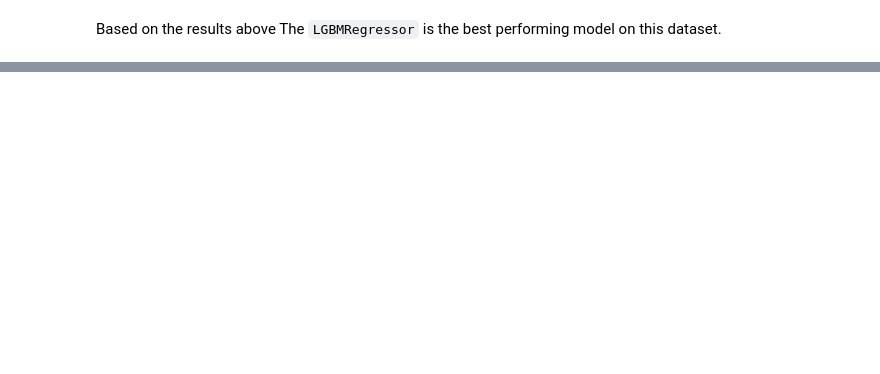
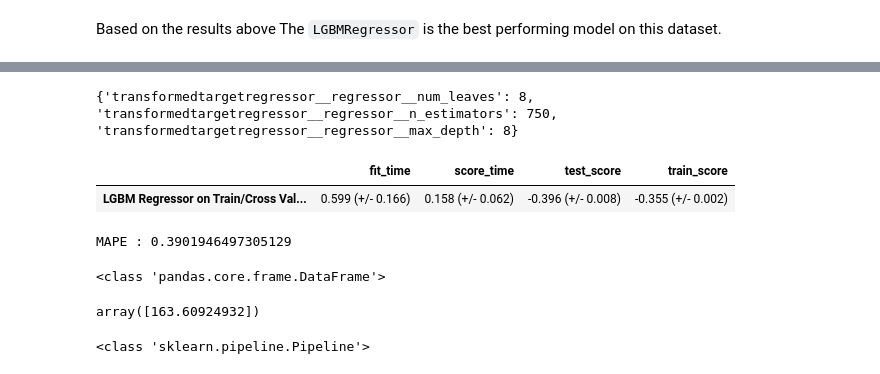
Before and after one commit to VivaanWadhwa/Airbnb-Price-Predictor, a Jupyter notebook: model.ipynb, the cells around one changed output, grey strips where cells are left out. Cells and saved outputs as stored; diff of their text form; code cells hidden in the pictures; blank space fills up the shorter version.

```diff
--- a/model.ipynb
+++ b/model.ipynb
@@ -378,0 +382,10 @@
+# %%
+#Making the model
+ttr_lgbm = TransformedTargetRegressor(
+    LGBMRegressor(random_state=123, verbose=-1), func=np.log1p, inverse_func=np.expm1
+)
+#making the pipeline
+pipe_lgbm = make_pipeline(
+    preprocessor, ttr_LGBM
+)
+print(ttr_lgbm)
@@ -378,0 +441,46 @@
+# %%
+best_vals_lgbm = search_lgbm.best_params_
+best_num_leaves_lgbm = best_vals_lgbm['transformedtargetregressor__regressor__num_leaves']
+best_n_estimators_lgbm = best_vals_lgbm['transformedtargetregressor__regressor__n_estimators']
+best_max_depth_lgbm = best_vals_lgbm['transformedtargetregressor__regressor__max_depth']
+print(best_vals_lgbm)
+# %% [output]
+{'transformedtargetregressor__regressor__num_leaves': 8, 'transformedtargetregressor__regressor__n_estimators': 750, 'transformedtargetregressor__regressor__max_depth': 8}
+# %%
+final_results = {}
+final_numerical_feats = ['minimum_nights', 'number_of_reviews', 'calculated_host_listings_count', 'availability_365']
+final_categorical_feats = ['neighbourhood_group', 'room_type', "neighbourhood"]
+final_drop_feats = ["id", "host_name","latitude", "longitude", "reviews_per_month", "number_of_reviews_ltm", "license"]
+# %%
+final_preprocessor = make_column_transformer(
+    (OneHotEncoder(sparse_output = False, handle_unknown="ignore"), final_categorical_feats),
+    (StandardScaler(), final_numerical_feats),
+    ("drop", final_drop_feats)
+)
+# %%
+final_ttr_LGBM = TransformedTargetRegressor(
+    LGBMRegressor(num_leaves = best_num_leaves_lgbm,
+                  n_estimators = best_n_estimators_lgbm,
+                  max_depth = best_max_depth_lgbm,
+                  random_state=123,
+                  verbose=-1),
+    func=np.log1p, inverse_func=np.expm1
+)
+final_pipe_lgbm = make_pipeline(
+    final_preprocessor, final_ttr_LGBM
+)
+
+
+final_results["LGBM Regressor on Train/Cross Validation"] = mean_std_cross_val_scores(
+    final_pipe_lgbm, X_train, y_train, return_train_score=True, scoring=mape_scorer
+)
+pd.DataFrame(final_results).T
+# %% [output]
+|  | fit_time | score_time | test_score | train_score |
+| LGBM Regressor on Train/Cross Val... | 0.599 (+/- 0.166) | 0.158 (+/- 0.062) | -0.396 (+/- 0.008) | -0.355 (+/- 0.002) |
+# %%
+final_pipe_lgbm.fit(X_train, y_train)
+mape_test = mean_absolute_percentage_error(y_test, final_pipe_lgbm.predict(X_test))
+print(f'MAPE : {mape_test}')
+# %% [output]
+MAPE : 0.3901946497305129
@@ -378,0 +490,10 @@
+# %%
+print(type(X_test.iloc[[0]]))
+final_pipe_lgbm.predict(X_test.iloc[[0]])
+# %% [output]
+<class 'pandas.core.frame.DataFrame'>
+array([163.60924932])
+# %%
+print(type(final_pipe_lgbm))
+# %% [output]
+<class 'sklearn.pipeline.Pipeline'>
```
Also changed, not shown: parts of 17 cells of this notebook, 7 other files.
